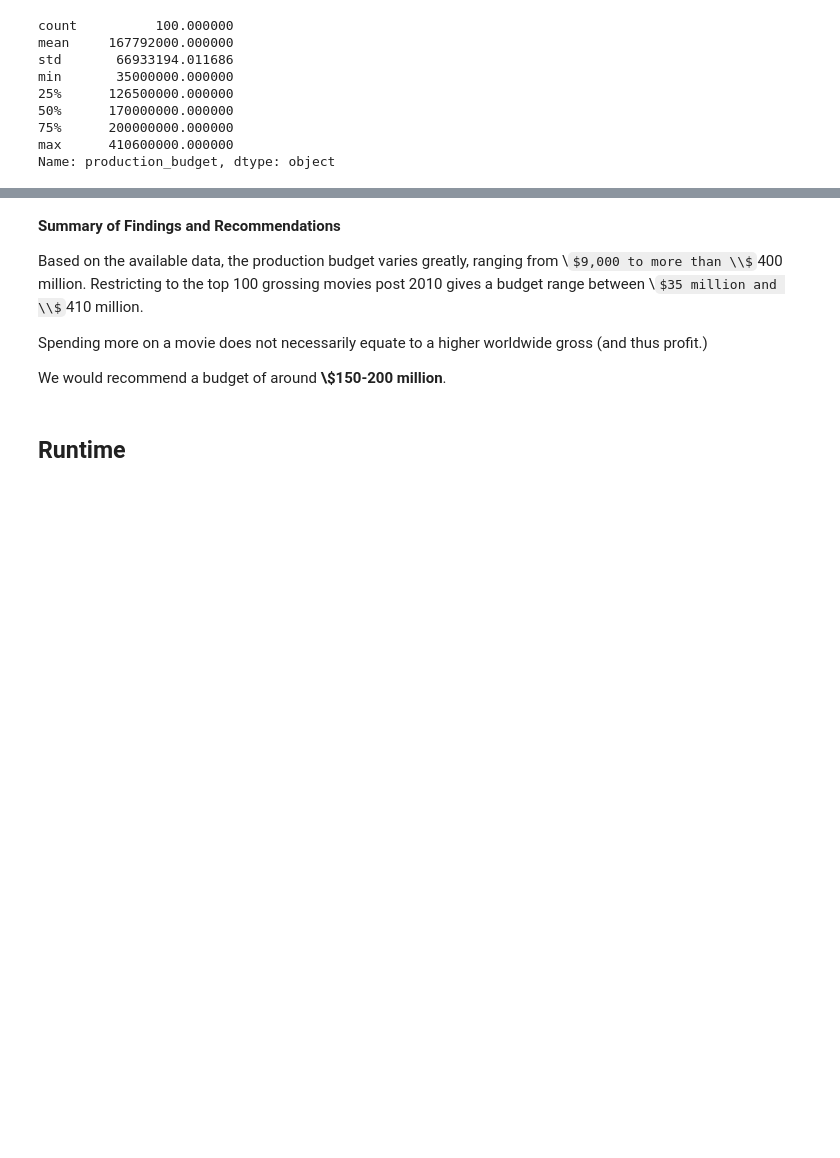
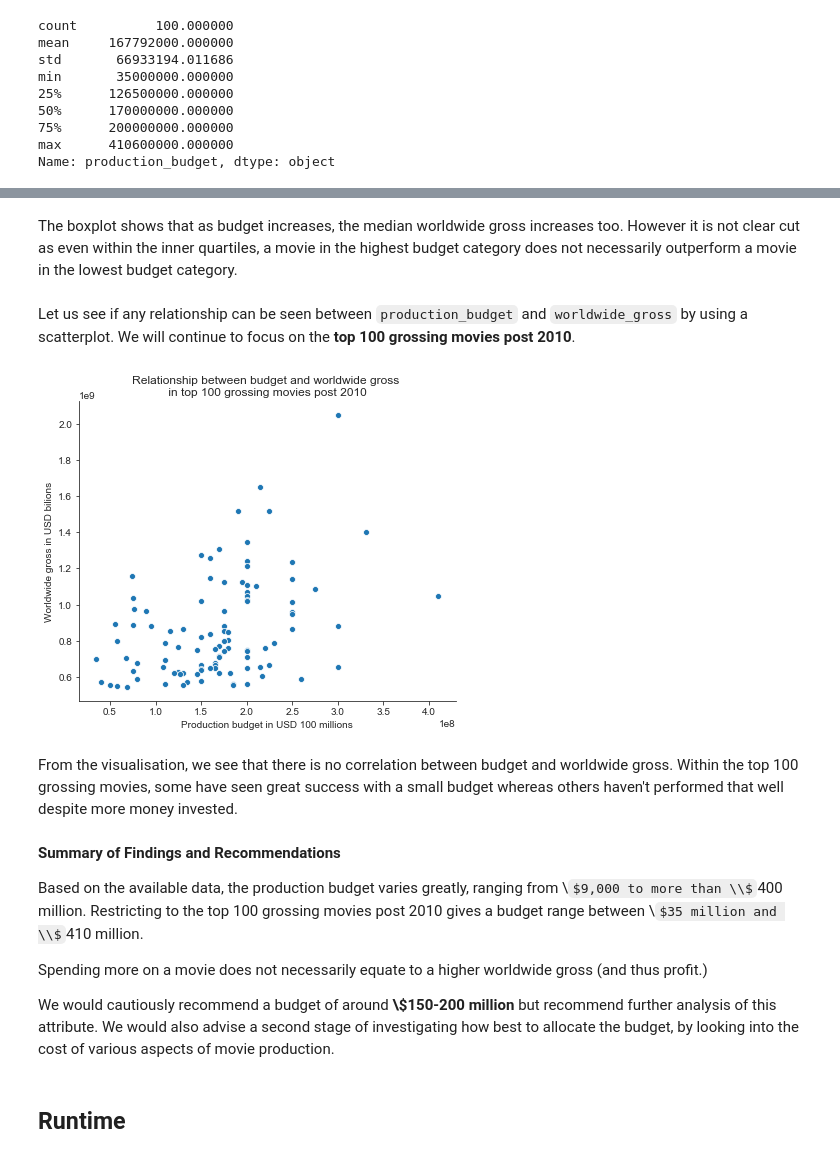
Before and after one commit to nadinezab/making-movies, a Jupyter notebook: Making Movies.ipynb, the cells around one changed output, grey strips where cells are left out. Drawn from its saved outputs; the diff is of its cells as text; code cells hidden in the pictures; some formulas as TeX source; blank space fills up the shorter version.

```diff
--- a/Making Movies.ipynb
+++ b/Making Movies.ipynb
@@ -1187,3 +1188,17 @@ plt.show()
+# %% [markdown]
+The boxplot shows that as budget increases, the median worldwide gross increases too. However it is not clear cut as even within the inner quartiles, a movie in the highest budget category does not necessarily outperform a movie in the lowest budget category.
+# %% [markdown]
+Let us see if any relationship can be seen between `production_budget` and `worldwide_gross` by using a scatterplot. We will continue to  focus on the **top 100 grossing movies post 2010**.
+# %%
+sns.relplot(x = 'production_budget', y = 'worldwide_gross', aspect = 1.2, data = toprecentmovies)
+plt.xlabel('Production budget in USD 100 millions')
+plt.ylabel('Worldwide gross in USD bilions')
+plt.title('Relationship between budget and worldwide gross \n in top 100 grossing movies post 2010 ')
+plt.show()
+# %% [output]
+[figure, added]
+# %% [markdown]
+From the visualisation, we see that there is no correlation between budget and worldwide gross. Within the top 100 grossing movies, some have seen great success with a small budget whereas others haven't performed that well despite more money invested.
 # %% [markdown]
 **Summary of Findings and Recommendations**
 
@@ -1191,7 +1206,7 @@ Based on the available data, the production budget varies greatly, ranging from
 
 Spending more on a movie does not necessarily equate to a higher worldwide gross (and thus profit.)
 
-We would recommend a budget of around **\\$150-200 million**.
+We would cautiously recommend a budget of around **\\$150-200 million** but recommend further analysis of this attribute. We would also advise a second stage of investigating how best to allocate the budget, by looking into the cost of various aspects of movie production.
 # %% [markdown]
 ## Runtime
 # %% [markdown]
```
Also changed, not shown: parts of 22 cells of this notebook, 7 other files.
